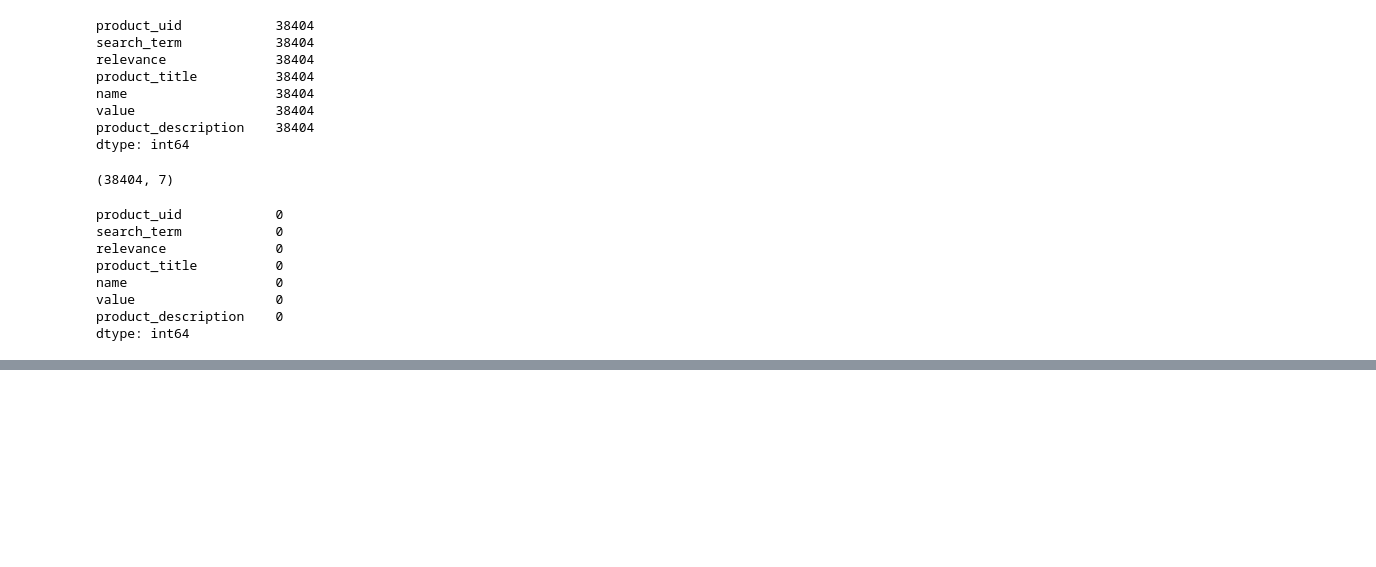
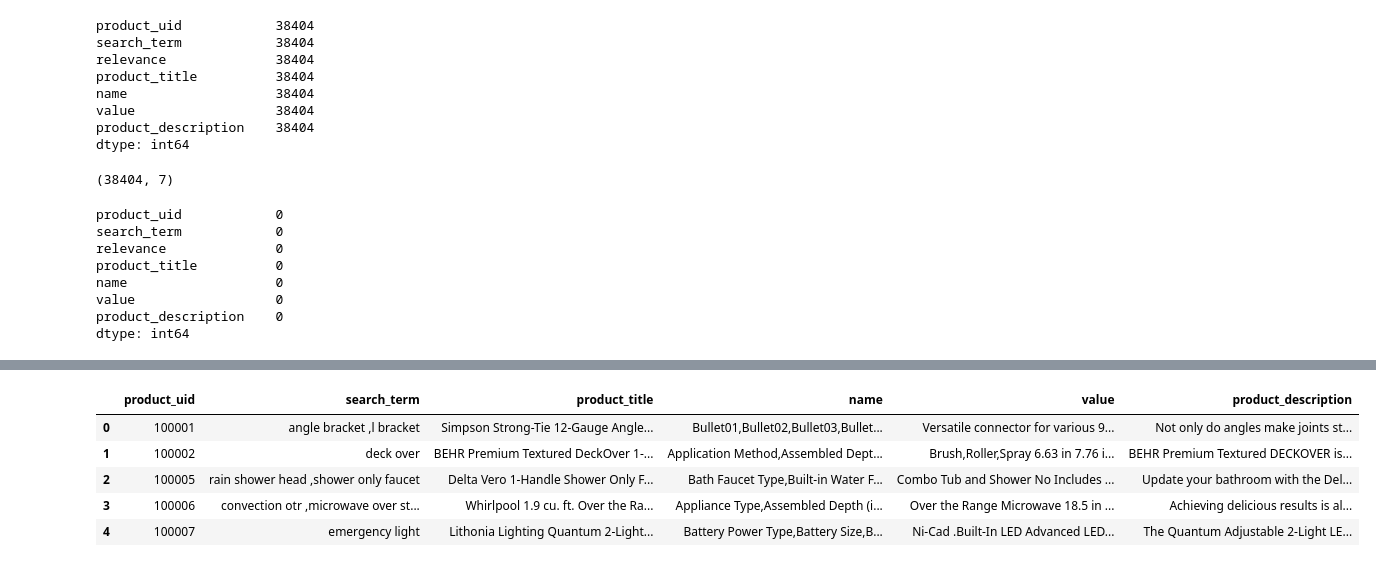
Before and after one commit to shrutiguptabu/INFSCI_2140_Project, a Jupyter notebook: Data Cleaning.ipynb, the cells around one changed output, grey strips where cells are left out. Cells and saved outputs as stored; diff of their text form; code cells hidden in the pictures; blank space fills up the shorter version.

```diff
--- a/Data Cleaning.ipynb
+++ b/Data Cleaning.ipynb
@@ -242,0 +245,11 @@ result_df.head()
+# %%
+result_df.drop('relevance', inplace=True, axis=1)
+# %%
+result_df.head()
+# %% [output]
+|  | product_uid | search_term | product_title | name | value | product_description |
+| 0 | 100001 | angle bracket ,l bracket | Simpson Strong-Tie 12-Gauge Angle... | Bullet01,Bullet02,Bullet03,Bullet... | Versatile connector for various 9... | Not only do angles make joints st... |
+| 1 | 100002 | deck over | BEHR Premium Textured DeckOver 1-... | Application Method,Assembled Dept... | Brush,Roller,Spray 6.63 in 7.76 i... | BEHR Premium Textured DECKOVER is... |
+| 2 | 100005 | rain shower head ,shower only faucet | Delta Vero 1-Handle Shower Only F... | Bath Faucet Type,Built-in Water F... | Combo Tub and Shower No Includes ... | Update your bathroom with the Del... |
+| 3 | 100006 | convection otr ,microwave over st... | Whirlpool 1.9 cu. ft. Over the Ra... | Appliance Type,Assembled Depth (i... | Over the Range Microwave 18.5 in ... | Achieving delicious results is al... |
+| 4 | 100007 | emergency light | Lithonia Lighting Quantum 2-Light... | Battery Power Type,Battery Size,B... | Ni-Cad .Built-In LED Advanced LED... | The Quantum Adjustable 2-Light LE... |
```
Also changed, not shown: parts of 11 cells of this notebook.
